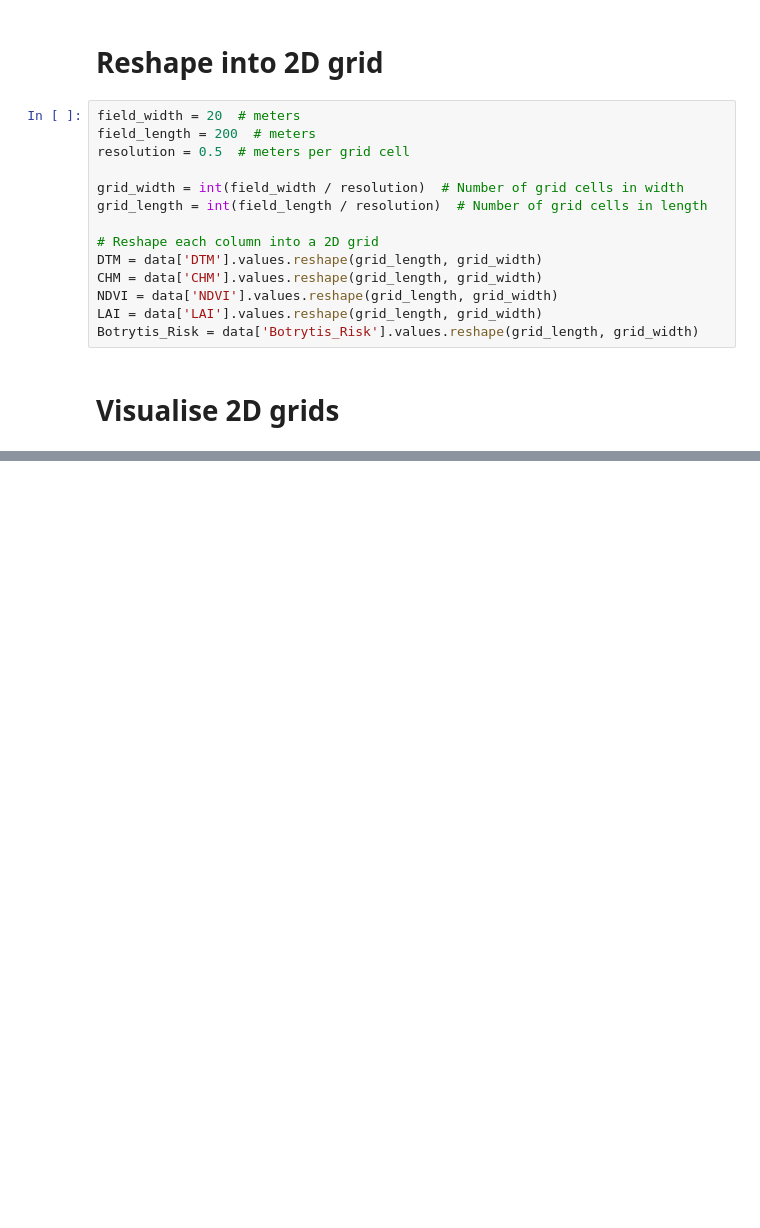
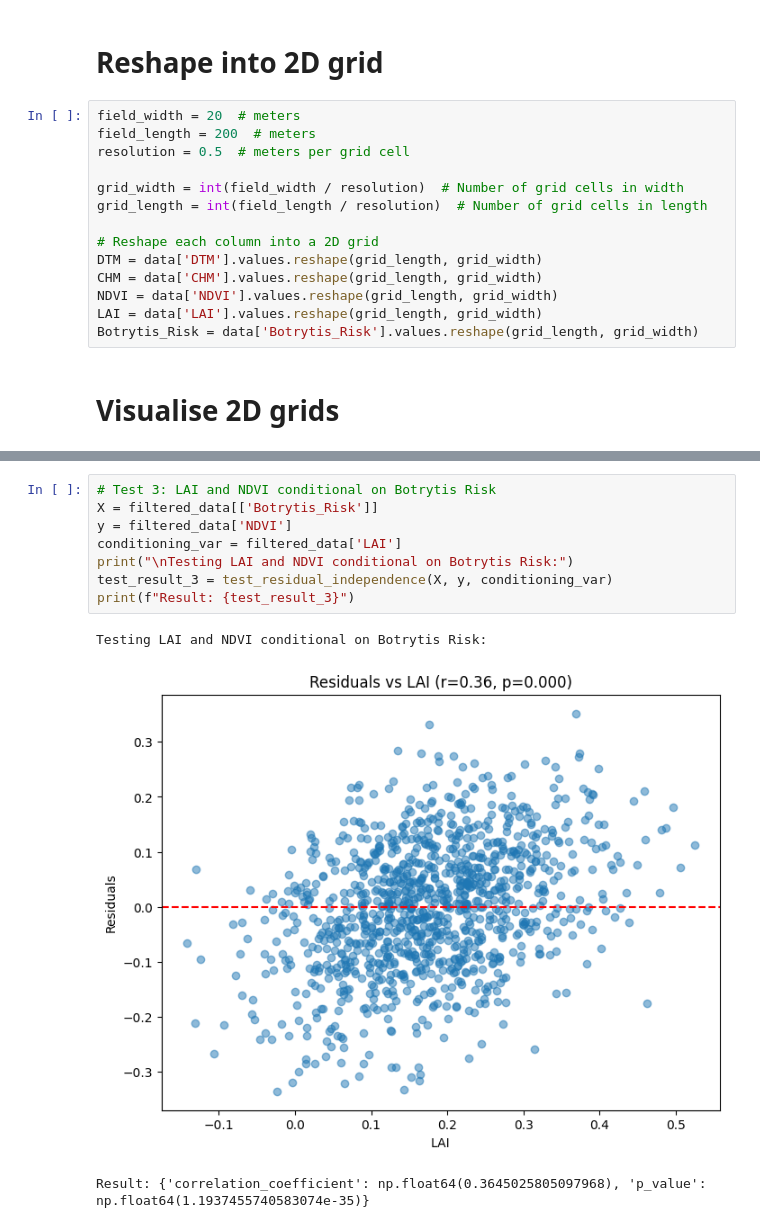
Before and after one commit to bcwein/PCS956-Project, a Jupyter notebook: notebooks/exploration.ipynb, the cells around one changed output, grey strips where cells are left out. Cells and saved outputs as stored; diff of their text form; blank space fills up the shorter version.

```diff
--- a/notebooks/exploration.ipynb
+++ b/notebooks/exploration.ipynb
@@ -104,0 +118,12 @@ plt.show()
+# %%
+# Test 3: LAI and NDVI conditional on Botrytis Risk
+X = filtered_data[['Botrytis_Risk']]
+y = filtered_data['NDVI']
+conditioning_var = filtered_data['LAI']
+print("\nTesting LAI and NDVI conditional on Botrytis Risk:")
+test_result_3 = test_residual_independence(X, y, conditioning_var)
+print(f"Result: {test_result_3}")
+# %% [output]
+Testing LAI and NDVI conditional on Botrytis Risk:
+[figure, added]
+Result: {'correlation_coefficient': np.float64(0.3645025805097968), 'p_value': np.float64(1.1937455740583074e-35)}
```
Also changed, not shown: parts of 13 cells of this notebook.
